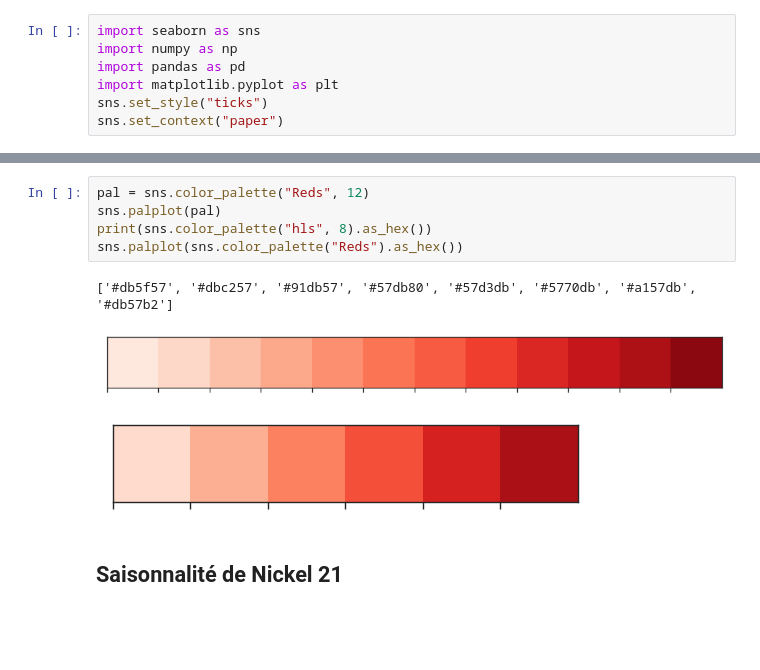
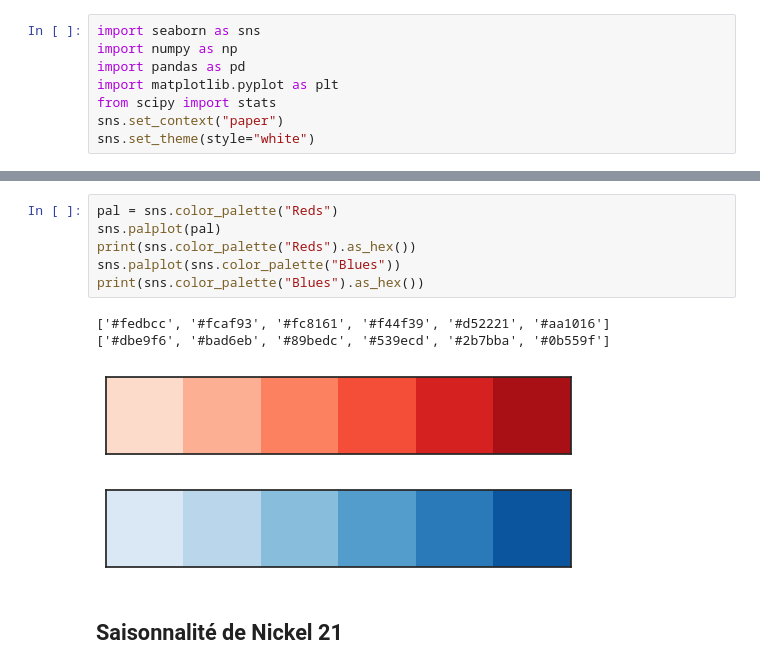
Before and after one commit to josephmosse/pea, a Jupyter notebook: arma/graph.ipynb, the cells around one changed output, grey strips where cells are left out. Cells and saved outputs as stored; diff of their text form; blank space fills up the shorter version.

```diff
--- a/arma/graph.ipynb
+++ b/arma/graph.ipynb
@@ -3,5 +3,6 @@ import seaborn as sns
 import numpy as np
 import pandas as pd
 import matplotlib.pyplot as plt
-sns.set_style("ticks")
+from scipy import stats
 sns.set_context("paper")
+sns.set_theme(style="white")
@@ -37,12 +40,14 @@ sns.despine()
 # %%
-pal = sns.color_palette("Reds", 12)
+pal = sns.color_palette("Reds")
 sns.palplot(pal)
-print(sns.color_palette("hls", 8).as_hex())
-sns.palplot(sns.color_palette("Reds").as_hex())
+print(sns.color_palette("Reds").as_hex())
+sns.palplot(sns.color_palette("Blues"))
+print(sns.color_palette("Blues").as_hex())
 # %% [output]
-['#db5f57', '#dbc257', '#91db57', '#57db80', '#57d3db', '#5770db', '#a157db', '#db57b2']
+['#fedbcc', '#fcaf93', '#fc8161', '#f44f39', '#d52221', '#aa1016']
+['#dbe9f6', '#bad6eb', '#89bedc', '#539ecd', '#2b7bba', '#0b559f']
-[figure, old version]
+[figure, new version]
-[figure, old version]
+[figure, new version]
 # %% [markdown]
 ## Saisonnalité de Nickel 21
 # %%
```
Also changed, not shown: parts of 25 cells of this notebook, 52 other files.
